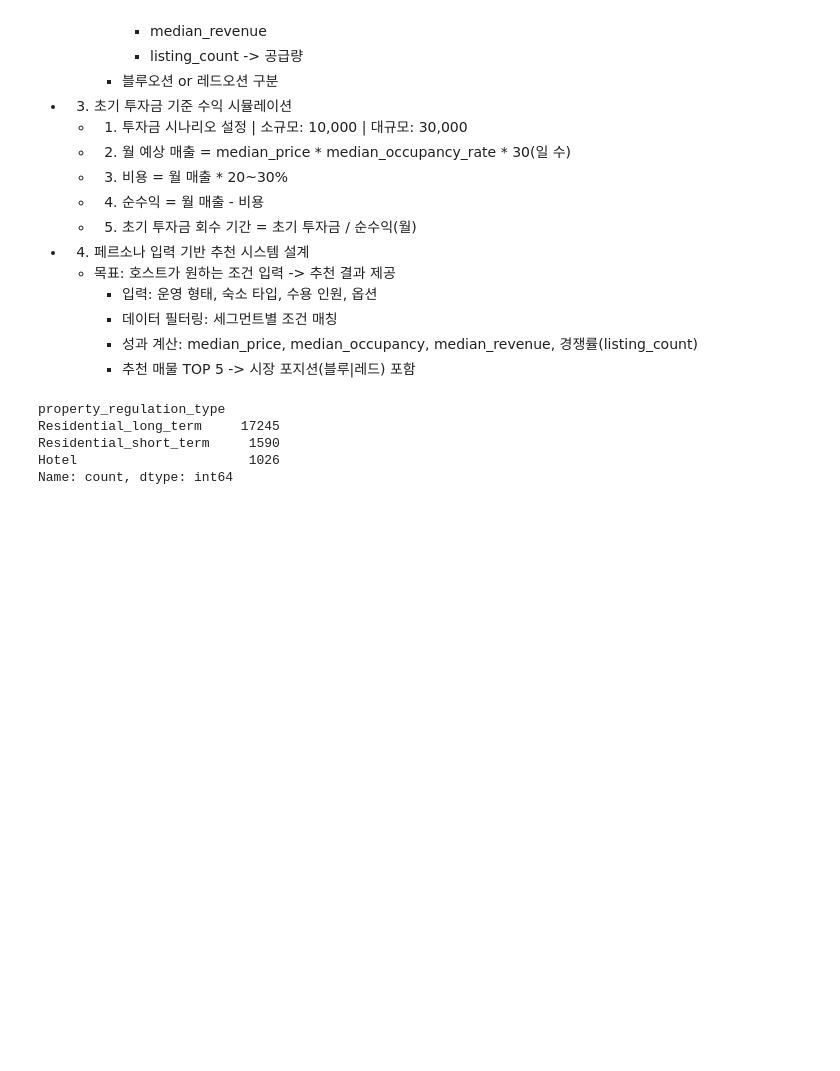
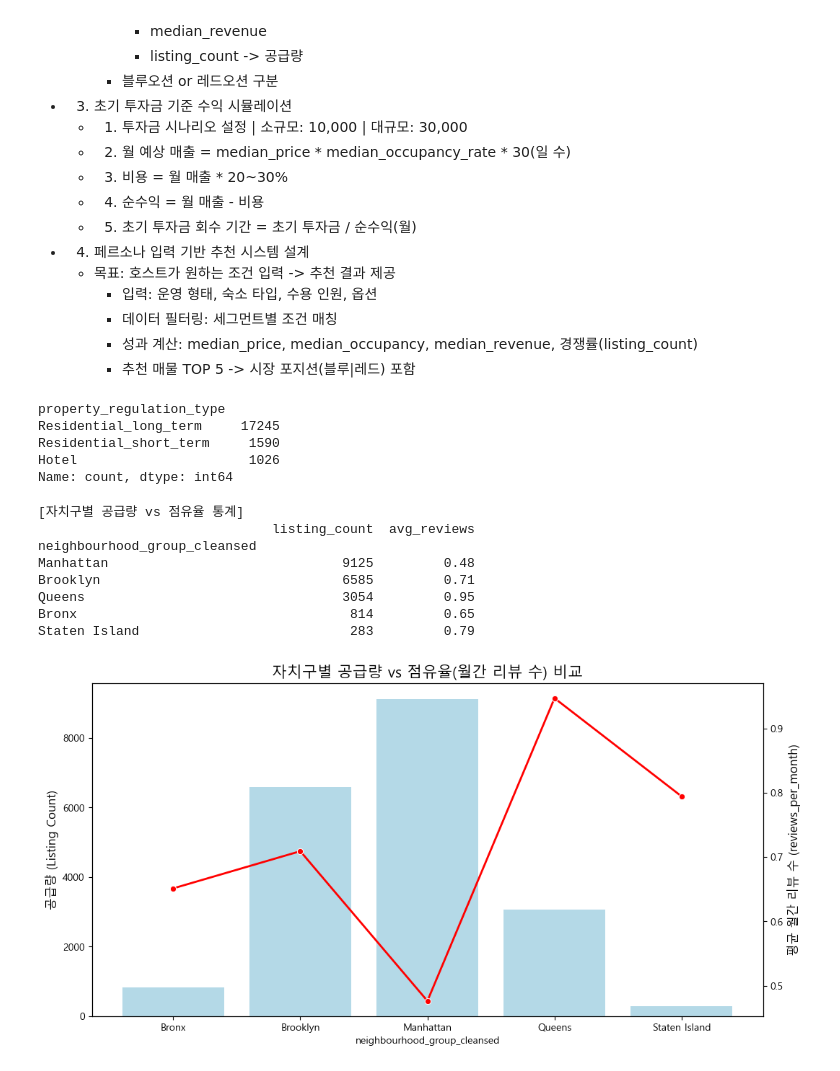
Before and after one commit to motimit/second_project, a Jupyter notebook: Chanhui_EDA/final_preproceed.ipynb, the cells around one changed output. Saved outputs shown, nothing was run; the diff lists cells and outputs as text; code cells hidden in the pictures; blank space fills up the shorter version.

```diff
--- a/Chanhui_EDA/final_preproceed.ipynb
+++ b/Chanhui_EDA/final_preproceed.ipynb
@@ -199,6 +172,44 @@ Residential_long_term     17245
 Residential_short_term     1590
 Hotel                      1026
 Name: count, dtype: int64
+# %%
+import matplotlib.pyplot as plt
+import seaborn as sns
+
+#자치구(Borough)별 공급량(전체 행 개수)과 평균 월간 리뷰 수 계산
+# .size()를 쓰면 컬럼명 상관없이 그룹별 개수를 바로 셀 수 있음
+borough_stats = df.groupby('neighbourhood_group_cleansed').agg(
+    listing_count=('neighbourhood_group_cleansed', 'size'),
+    avg_reviews=('reviews_per_month', 'mean')
+)
+
+print("[자치구별 공급량 vs 점유율 통계]")
+print(borough_stats.sort_values(by='listing_count', ascending=False))
+
+#시각화: 공급량(막대)과 점유율(선) 합치기
+fig, ax1 = plt.subplots(figsize=(12, 6))
+
+#왼쪽: 공급량(막대그래프)
+sns.barplot(x=borough_stats.index, y=borough_stats['listing_count'], ax=ax1, color='skyblue', alpha=0.7)
+ax1.set_ylabel('공급량 (Listing Count)', fontsize=12)
+
+#오른쪽: 점유율(꺾은선그래프)
+ax2 = ax1.twinx()
+sns.lineplot(x=borough_stats.index, y=borough_stats['avg_reviews'], ax=ax2, color='red', marker='o', linewidth=2)
+ax2.set_ylabel('평균 월간 리뷰 수 (reviews_per_month)', fontsize=12)
+
+plt.title('자치구별 공급량 vs 점유율(월간 리뷰 수) 비교', fontsize=15)
+plt.show()
+# %% [output]
+[자치구별 공급량 vs 점유율 통계]
+                              listing_count  avg_reviews
+neighbourhood_group_cleansed
+Manhattan                              9125         0.48
+Brooklyn                               6585         0.71
+Queens                                 3054         0.95
+Bronx                                   814         0.65
+Staten Island                           283         0.79
+[figure, added]
 # %%
 def recommend_investor(df, persona, initial_investment, top_n=5):
     # 1. 조건 필터링
```
Also changed, not shown: parts of 3 cells of this notebook, 2 other files.
